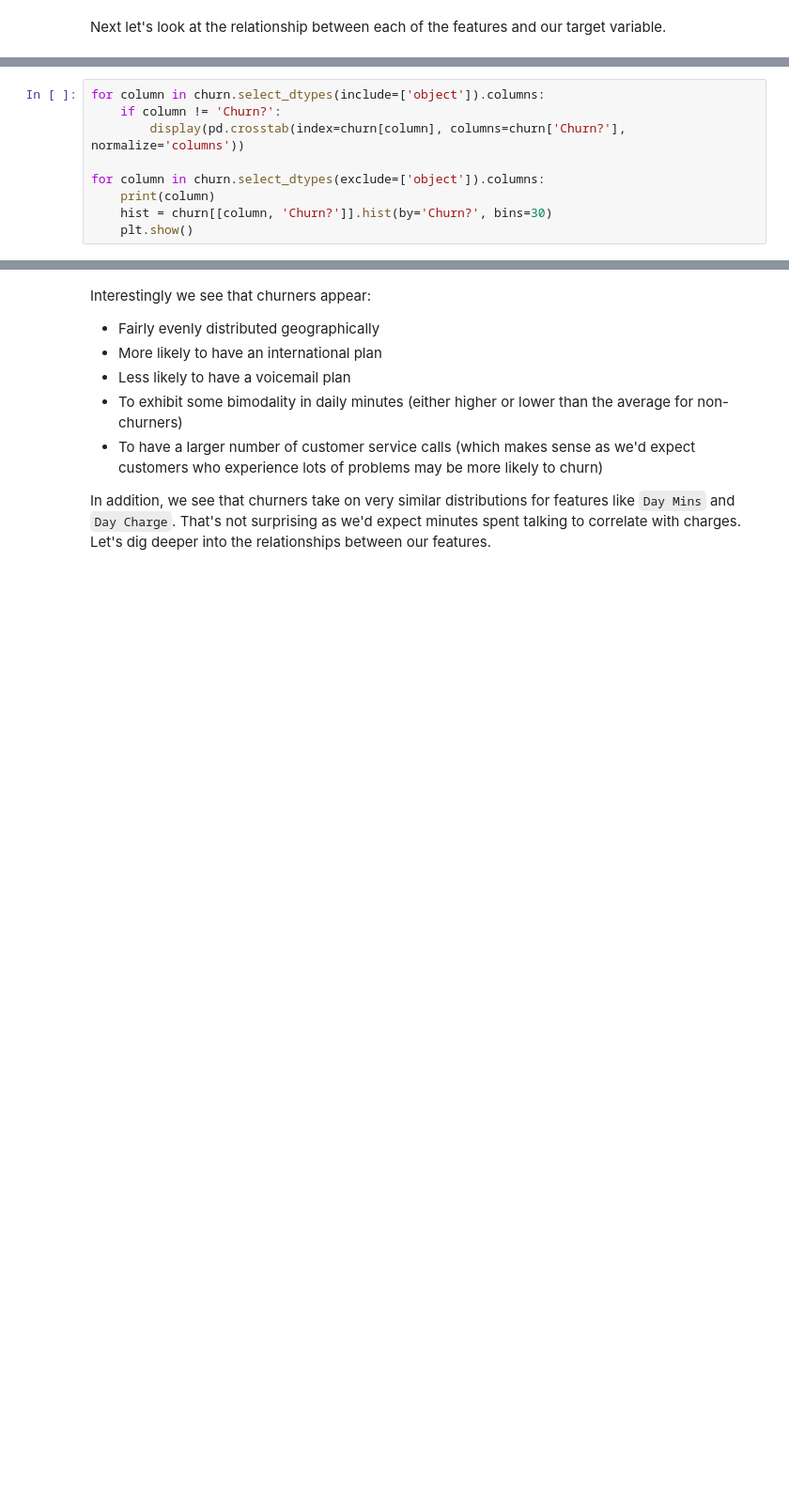
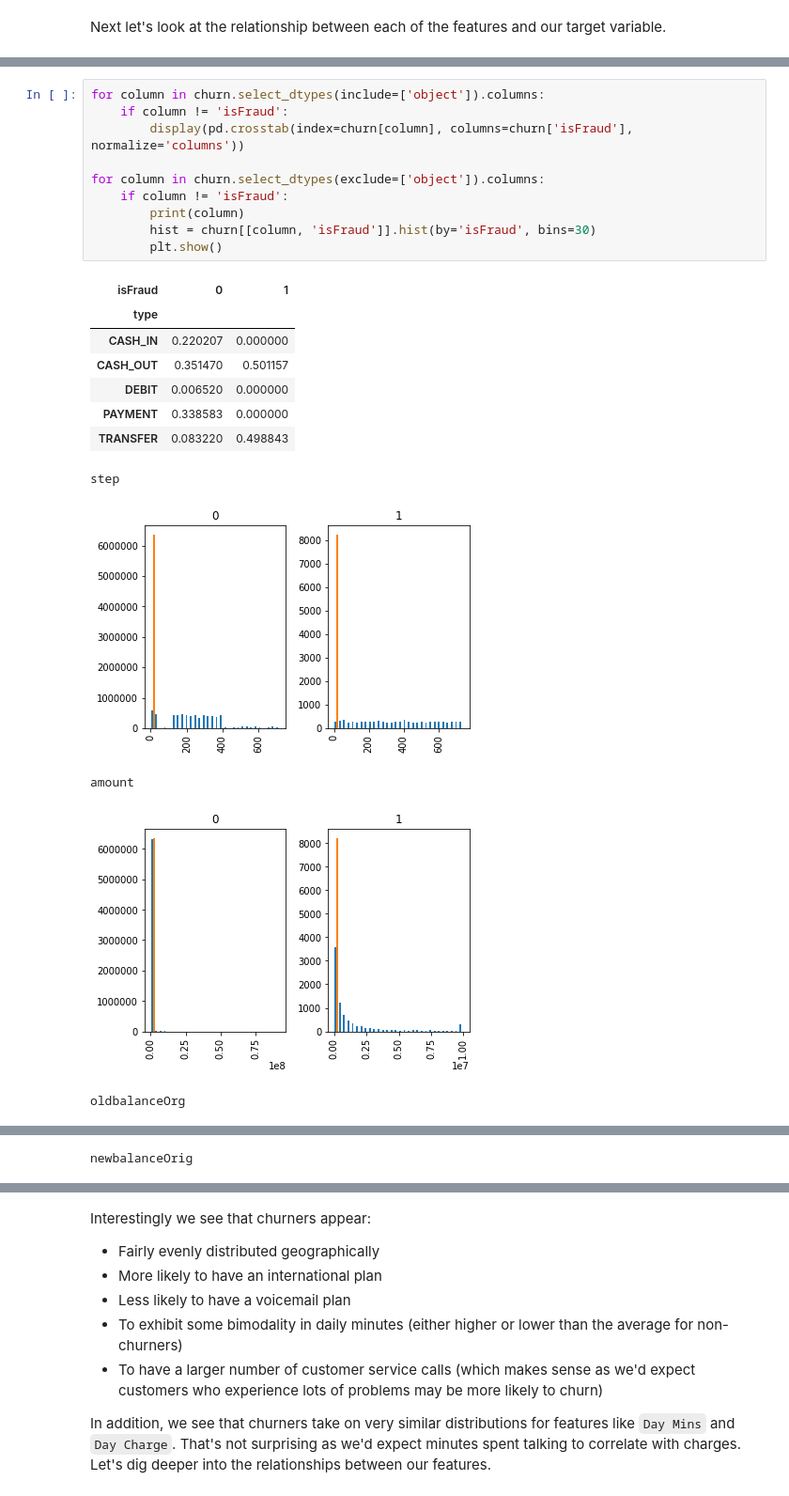
Before and after one commit to Koryon/banking-fraud-detection, a Jupyter notebook: xgboost_customer_churn.ipynb, the cells around one changed output, grey strips where cells are left out. Shown: that part at 94% size. Drawn from its saved outputs; the diff is of its cells as text; blank space fills up the shorter version.

```diff
--- a/xgboost_customer_churn.ipynb
+++ b/xgboost_customer_churn.ipynb
@@ -224,9 +278,23 @@ Next let's look at the relationship between each of the features and our target
 # %%
 for column in churn.select_dtypes(include=['object']).columns:
-    if column != 'Churn?':
-        display(pd.crosstab(index=churn[column], columns=churn['Churn?'], normalize='columns'))
+    if column != 'isFraud':
+        display(pd.crosstab(index=churn[column], columns=churn['isFraud'], normalize='columns'))
 
 for column in churn.select_dtypes(exclude=['object']).columns:
-    print(column)
-    hist = churn[[column, 'Churn?']].hist(by='Churn?', bins=30)
-    plt.show()
+    if column != 'isFraud':
+        print(column)
+        hist = churn[[column, 'isFraud']].hist(by='isFraud', bins=30)
+        plt.show()
+# %% [output]
+| isFraud | 0 | 1 |
+| type |  |  |
+| CASH_IN | 0.220207 | 0.000000 |
+| CASH_OUT | 0.351470 | 0.501157 |
+| DEBIT | 0.006520 | 0.000000 |
+| PAYMENT | 0.338583 | 0.000000 |
+| TRANSFER | 0.083220 | 0.498843 |
+step
+[figure, added]
+amount
+[figure, added]
+oldbalanceOrg
@@ -232,0 +302 @@ for column in churn.select_dtypes(exclude=['object']).columns:
+newbalanceOrig
```
Also changed, not shown: parts of 6 cells of this notebook.
